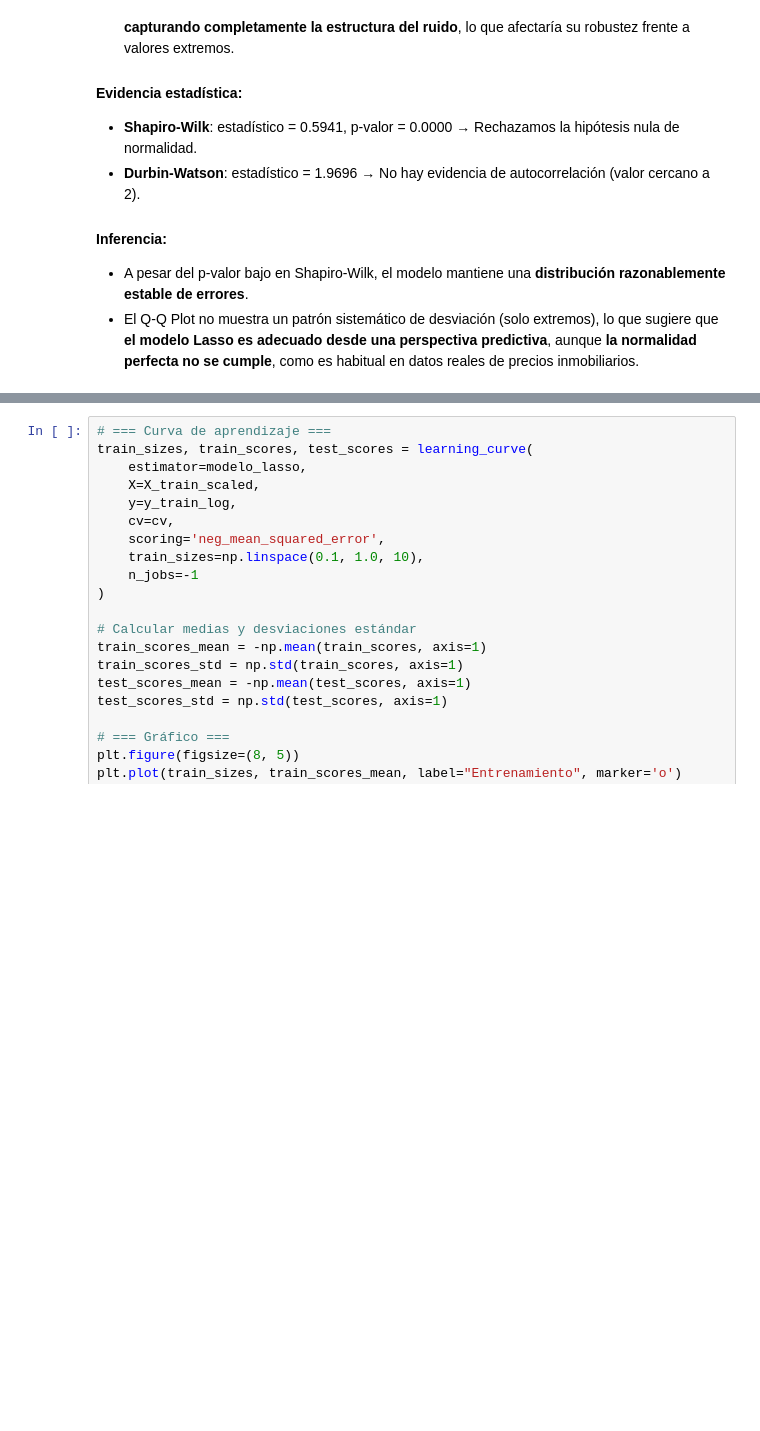
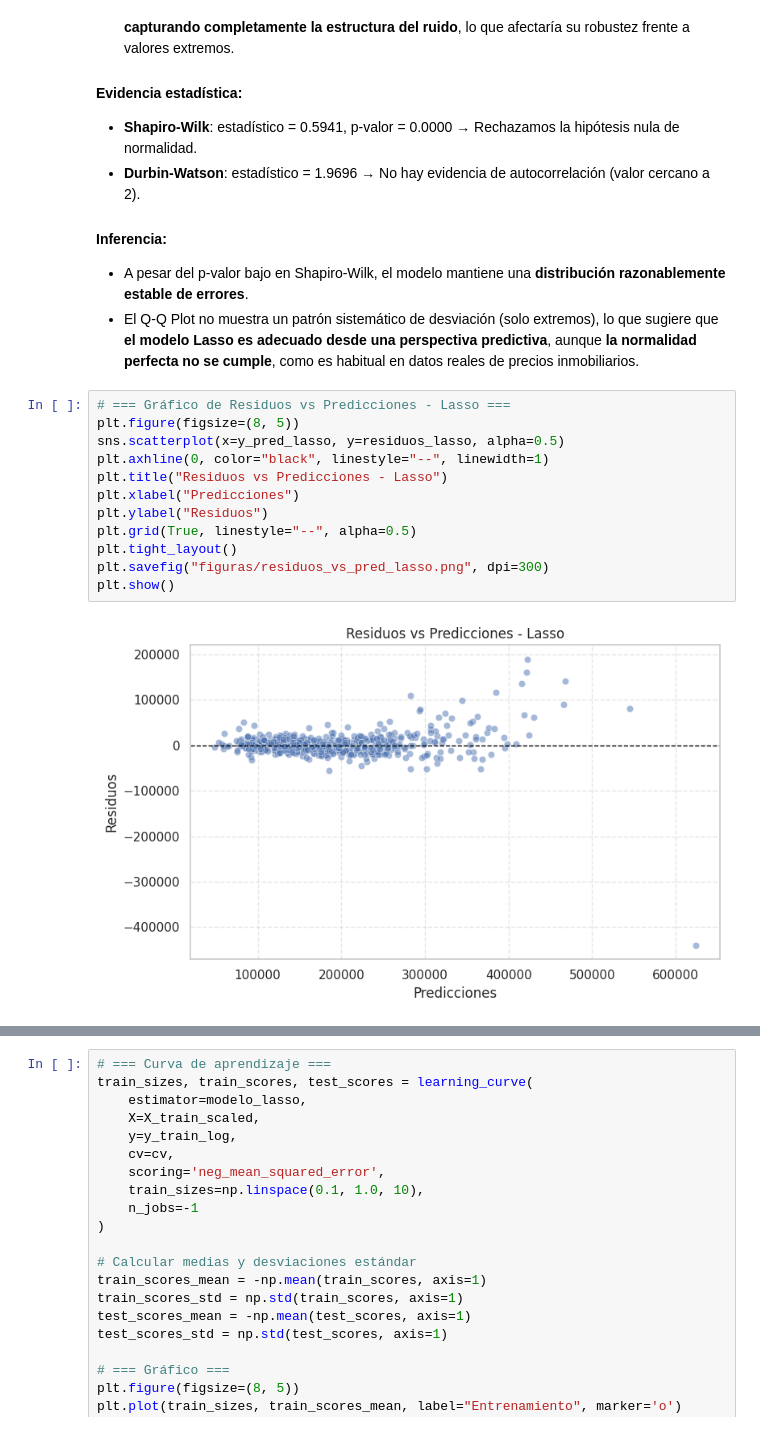
Before and after one commit to johanstevenbejarano/Teoria-de-Aprendizaje-Maquina, a Jupyter notebook: Parcial_1_TAM_2025-1/notebooks/Lasso.ipynb, the cells around one changed output, grey strips where cells are left out. Drawn from its saved outputs; the diff is of its cells as text; blank space fills up the shorter version.

```diff
--- a/Parcial_1_TAM_2025-1/notebooks/Lasso.ipynb
+++ b/Parcial_1_TAM_2025-1/notebooks/Lasso.ipynb
@@ -619,3 +619,17 @@ El Q-Q Plot permite comparar la distribución empírica de los residuos con la d
 #### Inferencia:
 - A pesar del p-valor bajo en Shapiro-Wilk, el modelo mantiene una **distribución razonablemente estable de errores**.
 - El Q-Q Plot no muestra un patrón sistemático de desviación (solo extremos), lo que sugiere que **el modelo Lasso es adecuado desde una perspectiva predictiva**, aunque **la normalidad perfecta no se cumple**, como es habitual en datos reales de precios inmobiliarios.
+# %%
+# === Gráfico de Residuos vs Predicciones - Lasso ===
+plt.figure(figsize=(8, 5))
+sns.scatterplot(x=y_pred_lasso, y=residuos_lasso, alpha=0.5)
+plt.axhline(0, color="black", linestyle="--", linewidth=1)
+plt.title("Residuos vs Predicciones - Lasso")
+plt.xlabel("Predicciones")
+plt.ylabel("Residuos")
+plt.grid(True, linestyle="--", alpha=0.5)
+plt.tight_layout()
+plt.savefig("figuras/residuos_vs_pred_lasso.png", dpi=300)
+plt.show()
+# %% [output]
+[figure, added]
```
Also changed, not shown: parts of 1 cell of this notebook.
